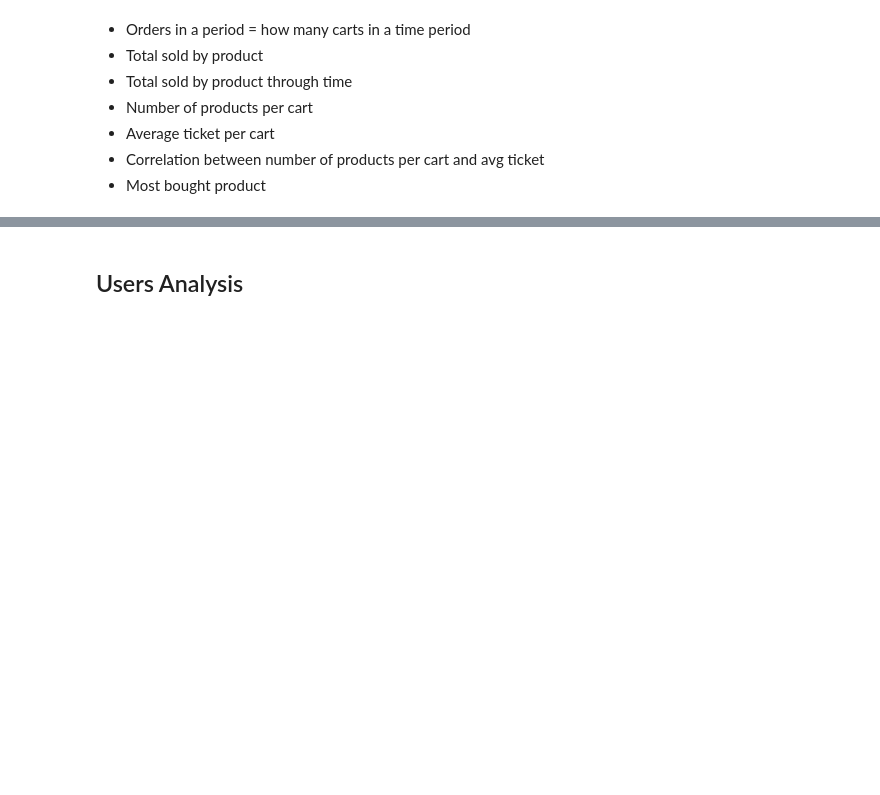
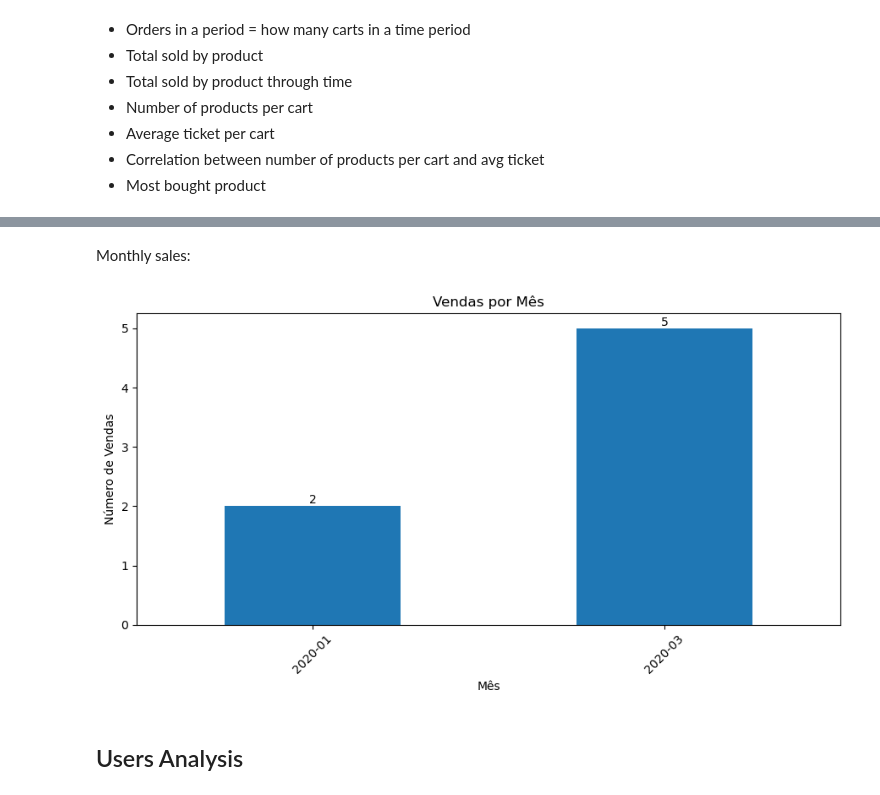
Before and after one commit to joaomj/api_data_analysis, a Jupyter notebook: notebook_eda.ipynb, the cells around one changed output, grey strips where cells are left out. Drawn from its saved outputs; the diff is of its cells as text; code cells hidden in the pictures; blank space fills up the shorter version.

```diff
--- a/notebook_eda.ipynb
+++ b/notebook_eda.ipynb
@@ -747,3 +805,25 @@ print(top_products[['title', 'weighted_rating']].head())
+# %% [markdown]
+Monthly sales:
+# %%
+# Agrupando por meses
+sales_per_month = df_carts.groupby(df_carts['date'].dt.to_period('M')).size()
+
+# Criando o gráfico de barras para vendas por mês
+plt.figure(figsize=(9, 5))
+ax2 = sales_per_month.plot(kind='bar')
+plt.title('Vendas por Mês')
+plt.xlabel('Mês')
+plt.ylabel('Número de Vendas')
+plt.xticks(rotation=45)
+plt.tight_layout()
+
+# Adicionando valores acima de cada barra
+for index, value in enumerate(sales_per_month):
+    ax2.text(index, value, str(value), ha='center', va='bottom')
+plt.savefig('img/monthly_sales.png')
+plt.show()
+# %% [output]
+[figure, added]
 # %% [markdown]
 ## Users Analysis
 # %% [markdown]
```
Also changed, not shown: parts of 10 cells of this notebook.
